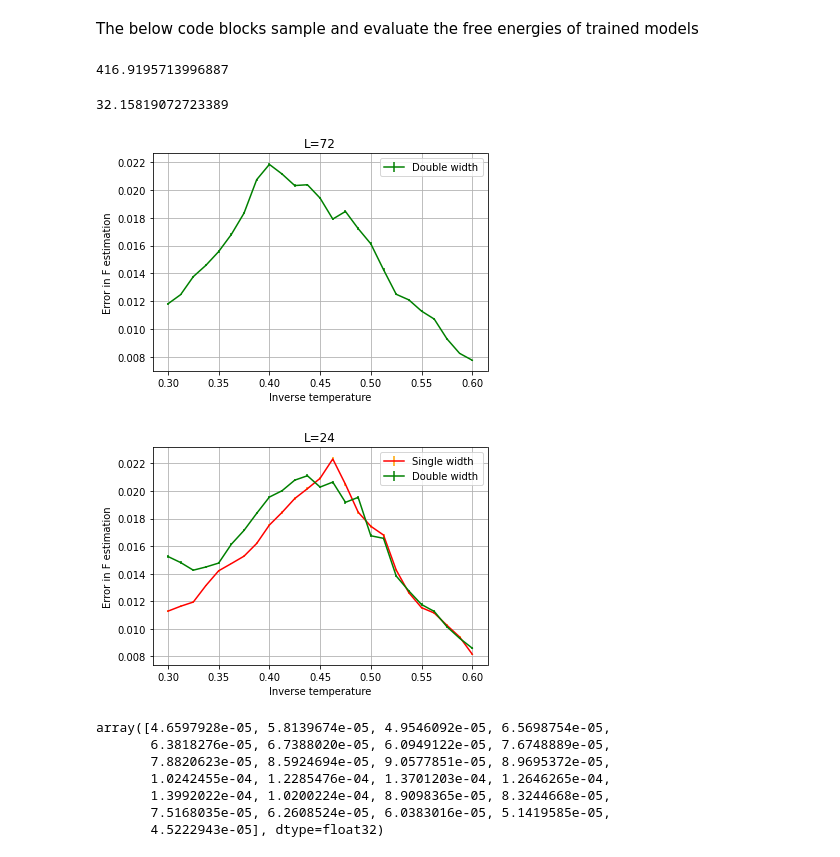
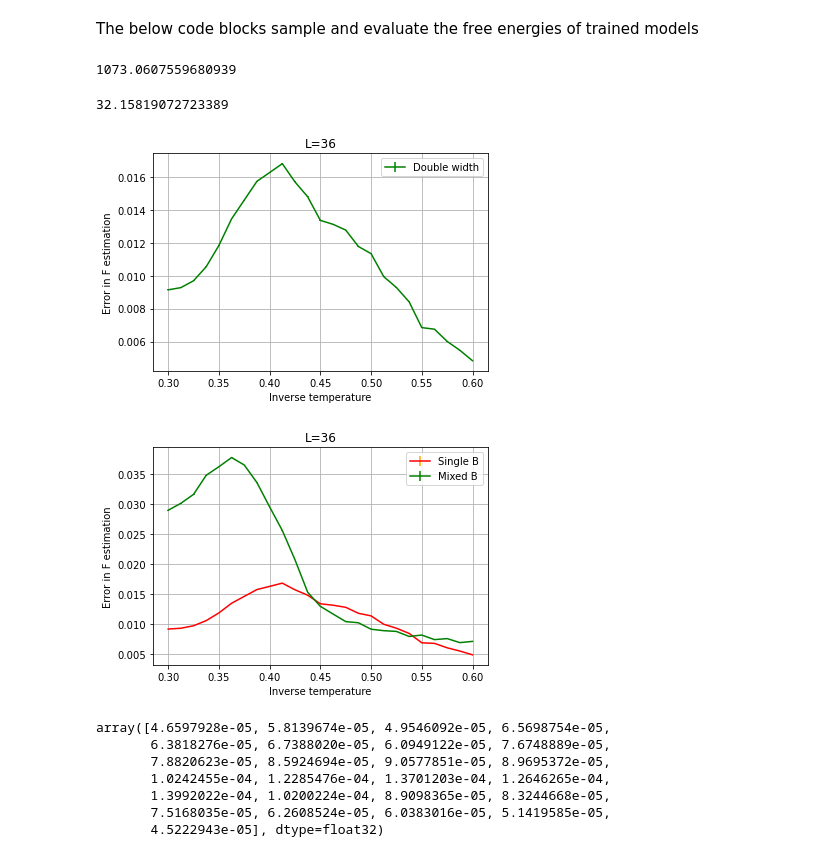
Before and after one commit to dinesh110598/ising-autoregressive, a Jupyter notebook: main.ipynb, the cells around one changed output. Saved outputs shown, nothing was run; the diff lists cells and outputs as text; code cells hidden in the pictures.

```diff
--- a/main.ipynb
+++ b/main.ipynb
@@ -320,8 +320,8 @@ The models we considered so far all had to be trained with the temperature fixed
 # %%
 model = library.VarPixelCNN(L=36, kernel_size=3, net_width=[16,8,4])#See library.py for more details
 ising.J = -1. #Fixes the coupling constant in Ising model
-ising.lattice = 'tri'
-trainer = train.Trainer(model, batch_size=50, learning_rate=0.001)
+ising.lattice = 'square'
+trainer = train.Trainer(model, batch_size=100, learning_rate=0.001)
 # %% [markdown]
 We're using a different kind of a training loop here which randomly generates its own temperatures:
 # %%
@@ -353,8 +371,8 @@ def integrator(beta):
         result[i] = integrate.quad(integrand, 0 , math.pi)[0]
     return result
 # %%
-model = library.VarPixelCNN(L=36, kernel_size=3, net_width=[16,16,16])
-model.load_weights('VarPCNN_weights2/L24_k3_(16,16,16)')
+model = library.VarPixelCNN(L=54, kernel_size=3, net_width=[16,8,4])
+model.load_weights('VarPCNN_weights2/L36_k3_(16,8,4)')
 betas = np.arange(0.3,0.6001, 0.0125, np.float32)
 mags = np.empty_like(betas)
 free_energy = np.empty_like(betas)
@@ -362,9 +380,10 @@ F_var = np.empty_like(betas)
 i = 0
 
 for beta in betas:
-    sample = model.sample(400, beta)
+    beta_t = tf.reshape(beta, [1,1,1,1])
+    sample = model.sample(400, beta_t)
     mags[i] = np.mean(np.abs(np.mean(sample, axis=(1,2,3))))
-    log_prob = model.log_prob(sample, beta)
+    log_prob = model.log_prob(sample, beta_t)
     energy = ising.energy(sample, pbc=True)
     FE = ((log_prob/beta)+energy)/(model.L**2)
     free_energy[i] = np.mean(FE)
@@ -376,8 +395,8 @@ F = -np.reciprocal(betas)*(math.log(2)/2 + integral*(1./(2*math.pi)))
 error = free_energy - F
 # %%
 t1 = time()
-model = library.VarPixelCNN(L=36, kernel_size=3, net_width=[16,8,4])
-model.load_weights('VarPCNN_weights2/L36_k3_(16,8,4)')
+model = library.VarPixelCNN(L=54, kernel_size=3, net_width=[16,8,4])
+model.load_weights('VarPCNN_weights2/L36_k3_(16,8,4)_2')
 betas = np.arange(0.3,0.6001, 0.0125, np.float32)
 mags2 = np.empty_like(betas)
 free_energy2 = np.empty_like(betas)
@@ -385,9 +404,10 @@ F_var2 = np.empty_like(betas)
 i = 0
 
 for beta in betas:
-    sample = model.sample(400, beta)
+    beta_t = tf.reshape(beta, [1,1,1,1])
+    sample = model.sample(400, beta_t)
     mags2[i] = np.mean(np.abs(np.mean(sample, axis=(1,2,3))))
-    log_prob = model.log_prob(sample, beta)
+    log_prob = model.log_prob(sample, beta_t)
     energy = ising.energy(sample, pbc=True)
     FE = ((log_prob/beta)+energy)/(model.L**2)
     free_energy2[i] = np.mean(FE)
@@ -396,7 +416,7 @@ for beta in betas:
 t2 = time()
 print(t2-t1)
 # %% [output]
-416.9195713996887
+1073.0607559680939
 # %%
 integral = integrator(betas)
 F = -np.reciprocal(betas)*(math.log(2)/2 + integral*(1./(2*math.pi)))
@@ -415,25 +435,25 @@ print(t2-t1)
 # %% [output]
 32.15819072723389
 # %%
-plt.errorbar(betas, error2, F_var2, ecolor='green', color='green', label='Double width')
-plt.title('L=72')
+plt.errorbar(betas, error, F_var, ecolor='green', color='green', label='Double width')
+plt.title('L=36')
 plt.xlabel('Inverse temperature')
 plt.ylabel('Error in F estimation')
 plt.legend()
 plt.grid()
 # %% [output]
-[figure, old version]
+[figure, new version]
 # %%
-plt.errorbar(betas, error, F_var, color='red', ecolor='orange', label='Single width')
-plt.errorbar(betas, error2, F_var2, ecolor='green', color='green', label='Double width')
-plt.title('L=24')
+plt.errorbar(betas, error, F_var, color='red', ecolor='orange', label='Single B')
+plt.errorbar(betas, error2, F_var2, ecolor='green', color='green', label='Mixed B')
+plt.title('L=36')
 plt.xlabel('Inverse temperature')
 plt.ylabel('Error in F estimation')
 plt.legend()
 plt.grid()
-#plt.savefig('VarPCNN_diff_width_L24.svg', format='svg')
+#plt.savefig('VarPCNN_unif_width_L54.svg', format='svg')
 # %% [output]
-[figure, old version]
+[figure, new version]
 # %%
 F_var
 # %% [output]
```
Also changed, not shown: parts of 2 cells of this notebook, 2 other files.
